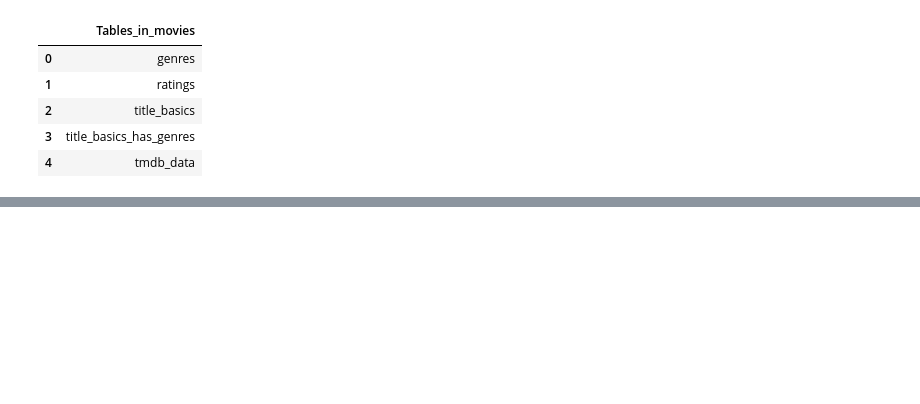
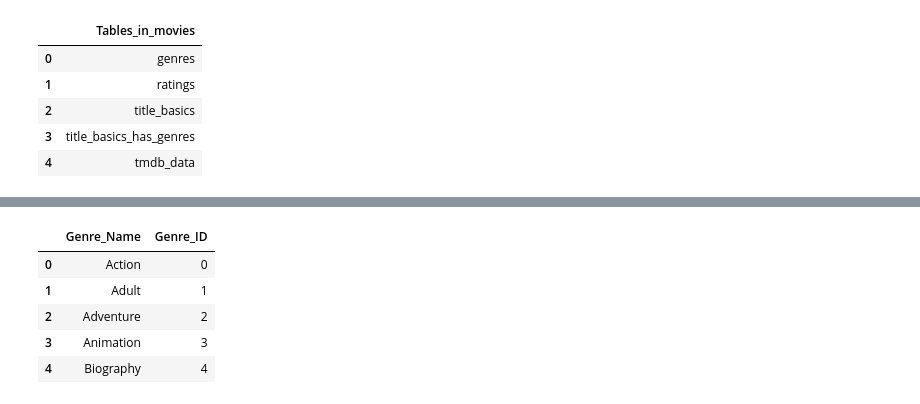
Before and after one commit to EhLeeOod/movie-project, a Jupyter notebook: part-3b.ipynb, the cells around one changed output, grey strips where cells are left out. Saved outputs shown, nothing was run; the diff lists cells and outputs as text; code cells hidden in the pictures; blank space fills up the shorter version.

```diff
--- a/part-3b.ipynb
+++ b/part-3b.ipynb
@@ -330,0 +321,13 @@ pd.read_sql(q, conn)
+# %%
+q = """
+    SELECT * FROM genres
+    LIMIT 5
+    """
+pd.read_sql(q, conn)
+# %% [output]
+|  | Genre_Name | Genre_ID |
+| 0 | Action | 0 |
+| 1 | Adult | 1 |
+| 2 | Adventure | 2 |
+| 3 | Animation | 3 |
+| 4 | Biography | 4 |
```
Also changed, not shown: parts of 11 cells of this notebook.
